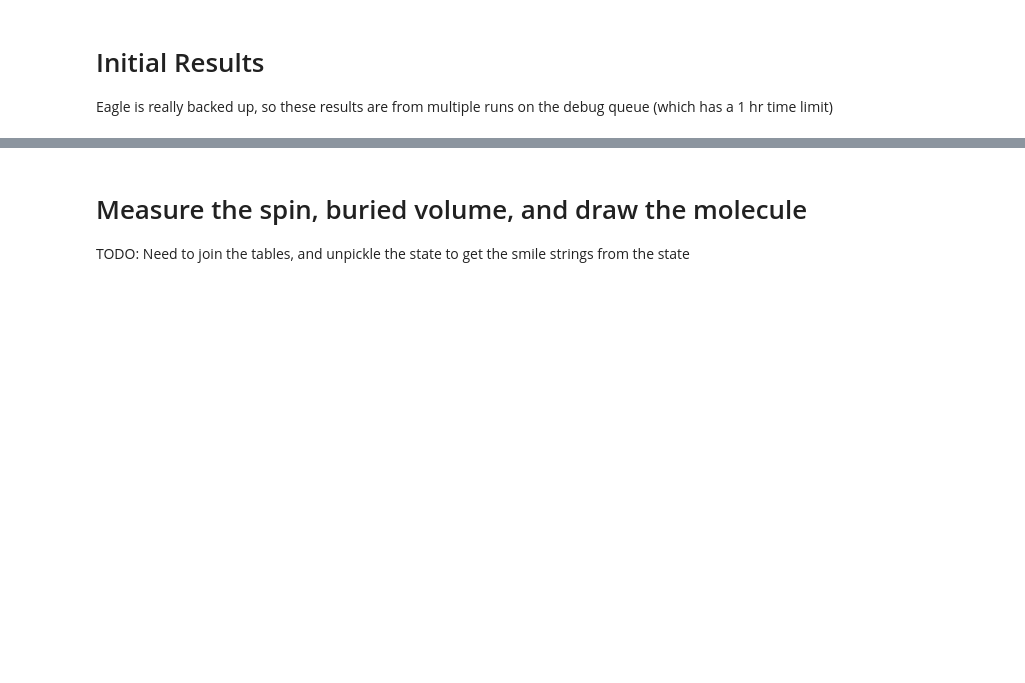
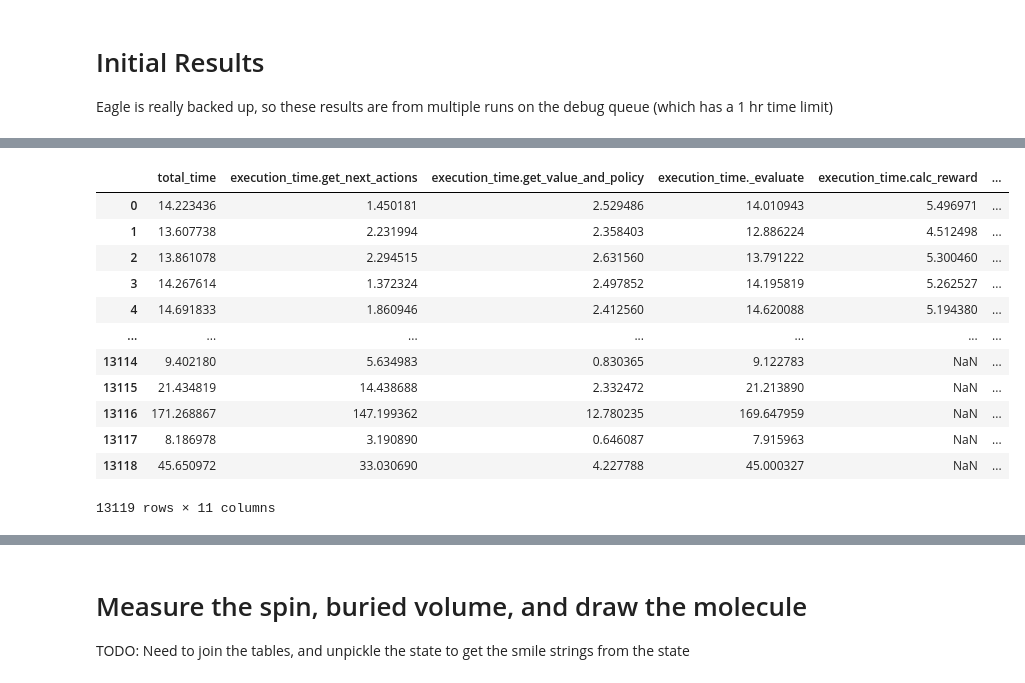
Before and after one commit to NREL/rlmolecule, a Jupyter notebook: examples/stable_radical_optimization/notebooks/monitor_progress.ipynb, the cells around one changed output, grey strips where cells are left out. Cells and saved outputs as stored; diff of their text form; code cells hidden in the pictures; blank space fills up the shorter version.

```diff
--- a/examples/stable_radical_optimization/notebooks/monitor_progress.ipynb
+++ b/examples/stable_radical_optimization/notebooks/monitor_progress.ipynb
@@ -78,0 +120,16 @@ df.tail(100).execution_statistics.apply(pd.DataFrame.from_dict).sum()
+# %%
+time
+# %% [output]
+|  | total_time | execution_time.get_next_actions | execution_time.get_value_and_policy | execution_time._evaluate | execution_time.calc_reward | ... |
+| 0 | 14.223436 | 1.450181 | 2.529486 | 14.010943 | 5.496971 | ... |
+| 1 | 13.607738 | 2.231994 | 2.358403 | 12.886224 | 4.512498 | ... |
+| 2 | 13.861078 | 2.294515 | 2.631560 | 13.791222 | 5.300460 | ... |
+| 3 | 14.267614 | 1.372324 | 2.497852 | 14.195819 | 5.262527 | ... |
+| 4 | 14.691833 | 1.860946 | 2.412560 | 14.620088 | 5.194380 | ... |
+| ... | ... | ... | ... | ... | ... | ... |
+| 13114 | 9.402180 | 5.634983 | 0.830365 | 9.122783 | NaN | ... |
+| 13115 | 21.434819 | 14.438688 | 2.332472 | 21.213890 | NaN | ... |
+| 13116 | 171.268867 | 147.199362 | 12.780235 | 169.647959 | NaN | ... |
+| 13117 | 8.186978 | 3.190890 | 0.646087 | 7.915963 | NaN | ... |
+| 13118 | 45.650972 | 33.030690 | 4.227788 | 45.000327 | NaN | ... |
+13119 rows × 11 columns
```
Also changed, not shown: parts of 23 cells of this notebook, 7 other files.
